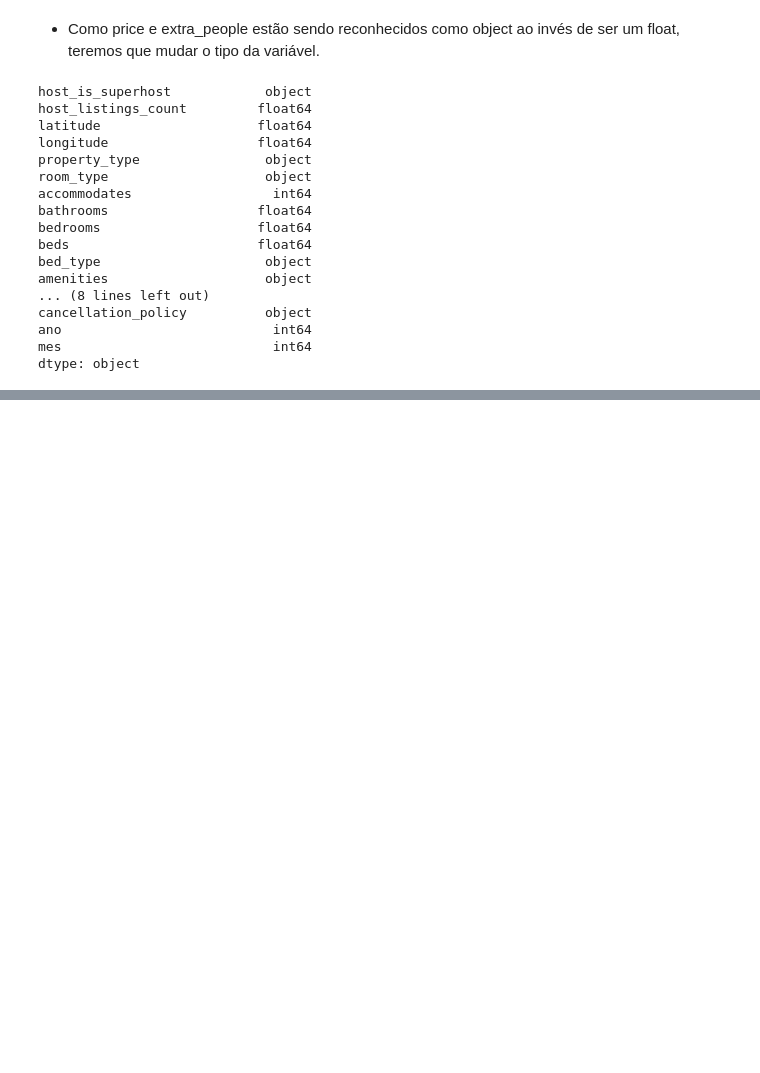
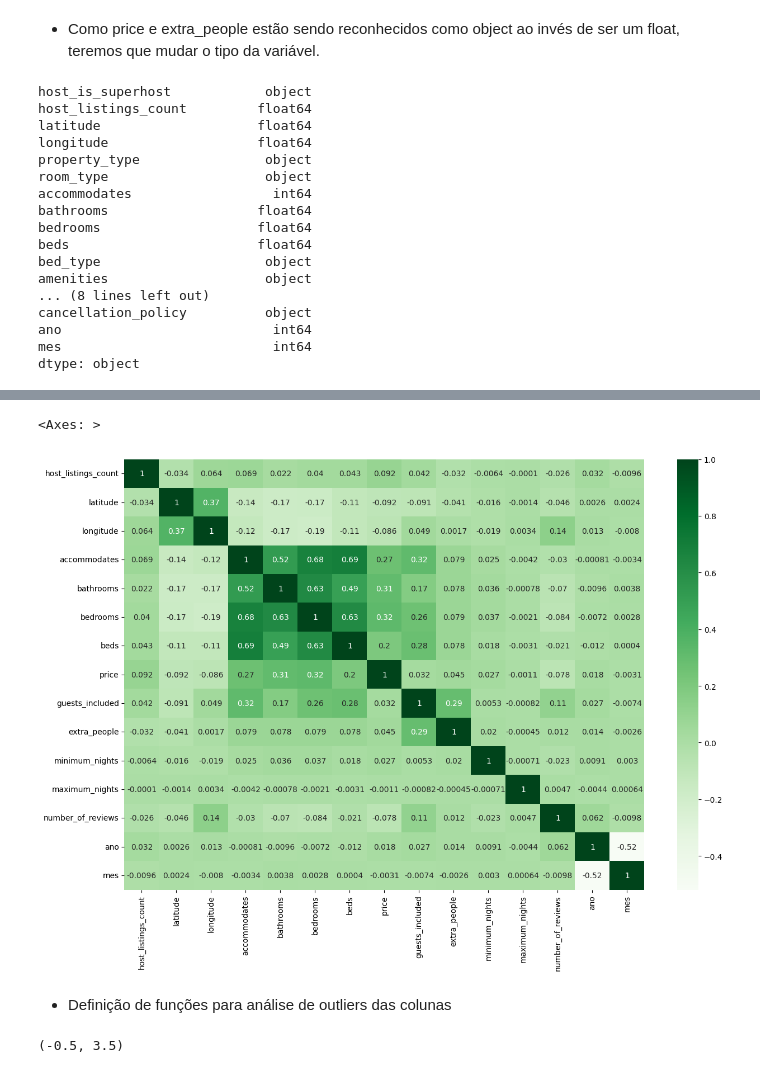
Before and after one commit to guilhermeluizcosta/Projeto-CienciaDeDados, a Jupyter notebook: Projeto.ipynb, the cells around one changed output, grey strips where cells are left out. Drawn from its saved outputs; the diff is of its cells as text; code cells hidden in the pictures; blank space fills up the shorter version.

Commit message:
Function para limite superior e inferior

```diff
--- a/Projeto.ipynb
+++ b/Projeto.ipynb
@@ -177,0 +193,16 @@ dtype: object
+# %%
+plt.figure(figsize=(15,10))
+sns.heatmap(base_airbnb.corr(numeric_only=True),annot= True, cmap= 'Greens')
+# %% [output]
+<Axes: >
+[figure, added]
+# %% [markdown]
+- Definição de funções para análise de outliers das colunas
+# %%
+def limites(coluna):
+    q1 = coluna.quantile(0.25)
+    q3 = coluna.quantile(0.75)
+    amplitude = q3 - q1
+    return (q1 - 1.5 * amplitude, q3+ 1.5 * amplitude)
+# %% [output]
+(-0.5, 3.5)
```
Also changed, not shown: parts of 2 cells of this notebook.
